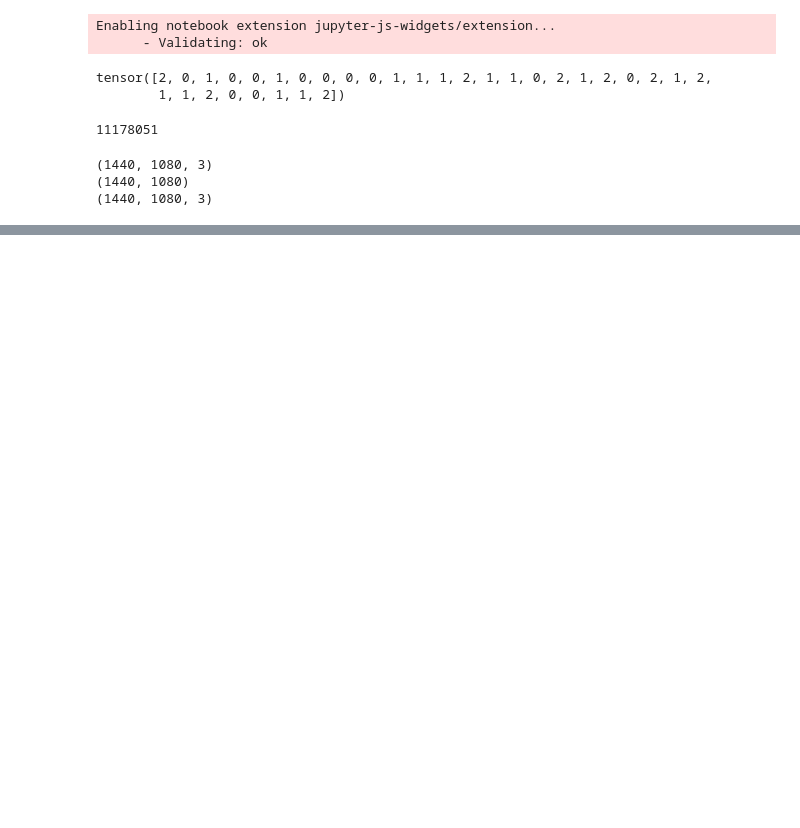
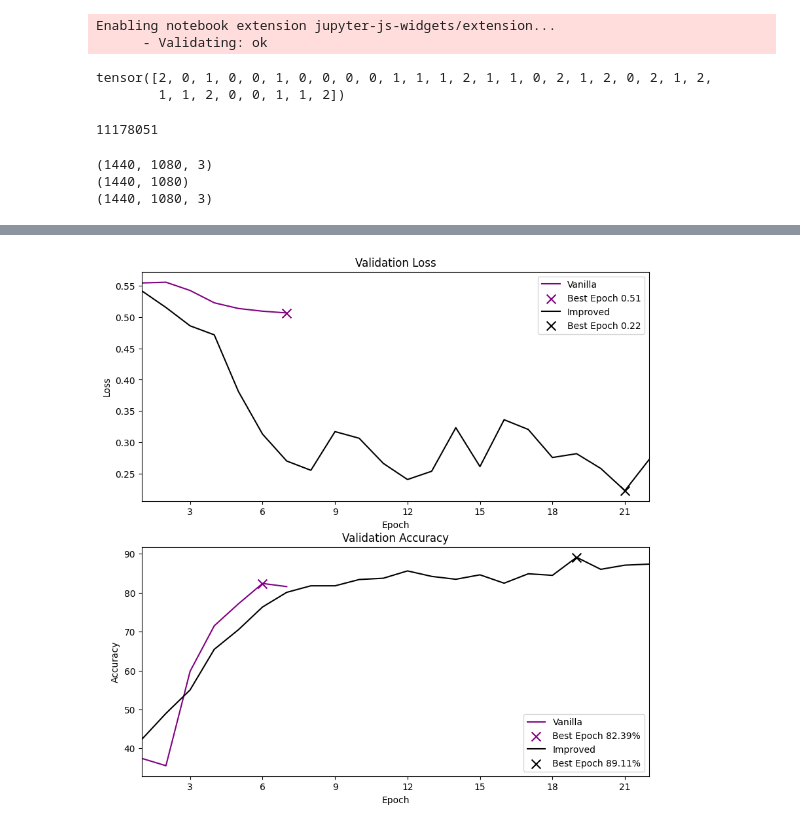
Before and after one commit to shirsho-12/cs4243_threat_detection, a Jupyter notebook: prototyper.ipynb, the cells around one changed output, grey strips where cells are left out. Saved outputs shown, nothing was run; the diff lists cells and outputs as text; code cells hidden in the pictures; blank space fills up the shorter version.

```diff
--- a/prototyper.ipynb
+++ b/prototyper.ipynb
@@ -264,0 +445,7 @@ trainer = runner()
+# %%
+file = open('bifpn_vanilla.txt', 'r')
+lines = file.readlines()
+for i in range(5):
+    print(lines[i])
+
+file.close()
@@ -264,0 +498,7 @@ trainer = runner()
+# %%
+file = open('bifpn_improved.txt', 'r', encoding="utf-8")
+lines = file.readlines()
+for i in range(5):
+    print(lines[i])
+
+file.close()
@@ -264,0 +554,44 @@ trainer = runner()
+# %%
+from matplotlib.ticker import MaxNLocator
+
+
+fig, ax = plt.subplots(2, figsize=(10, 10))
+
+for idx, bifpn_type in enumerate(bifpn_dict):
+    train_losses = bifpn_dict[bifpn_type][0]
+    val_losses = bifpn_dict[bifpn_type][1]
+    train_acc = bifpn_dict[bifpn_type][2]
+    val_acc = bifpn_dict[bifpn_type][3]
+
+    ax[0].plot(range(1, len(val_losses) + 1), val_losses, label=f'{bifpn_type.title()}', color=colors[idx + 4])
+
+    # if idx == 1:
+    ax[0].scatter(val_losses.index(min(val_losses)) + 1, min(val_losses), marker='x', color=colors[idx + 4], s=100, label=f'Best Epoch {min(val_losses):.2f}')
+    # else:
+    #     plt.scatter(val_losses.index(min(val_losses)) + 1, min(val_losses), marker='x', color='red', s=100)
+
+    ax[0].set_title('Validation Loss')
+    ax[0].set_xlabel('Epoch')
+    ax[0].set_ylabel('Loss')
+    ax[0].xaxis.set_major_locator(MaxNLocator(integer=True))
+    ax[0].set_xlim(1, 22)
+
+    ax[1].plot(range(1, len(val_acc) + 1), val_acc, label=f'{bifpn_type.title()}', color=colors[idx + 4])
+
+    # if idx == 1:
+    ax[1].scatter(val_acc.index(max(val_acc)) + 1, max(val_acc), marker='x', color=colors[idx + 4], s=100, label=f'Best Epoch {max(val_acc):.2f}%')
+    # else:
+    #     plt.scatter(val_acc.index(max(val_acc)) + 1, max(val_acc), marker='x', color='red', s=100)
+
+    ax[1].set_title('Validation Accuracy')
+    ax[1].set_xlabel('Epoch')
+    ax[1].set_ylabel('Accuracy')
+    ax[1].xaxis.set_major_locator(MaxNLocator(integer=True))
+    ax[1].set_xlim(1, 22)
+
+
+ax[0].legend()
+ax[1].legend()
+plt.show()
+# %% [output]
+[figure, added]
```
Also changed, not shown: parts of 12 cells of this notebook, 13 other files.
